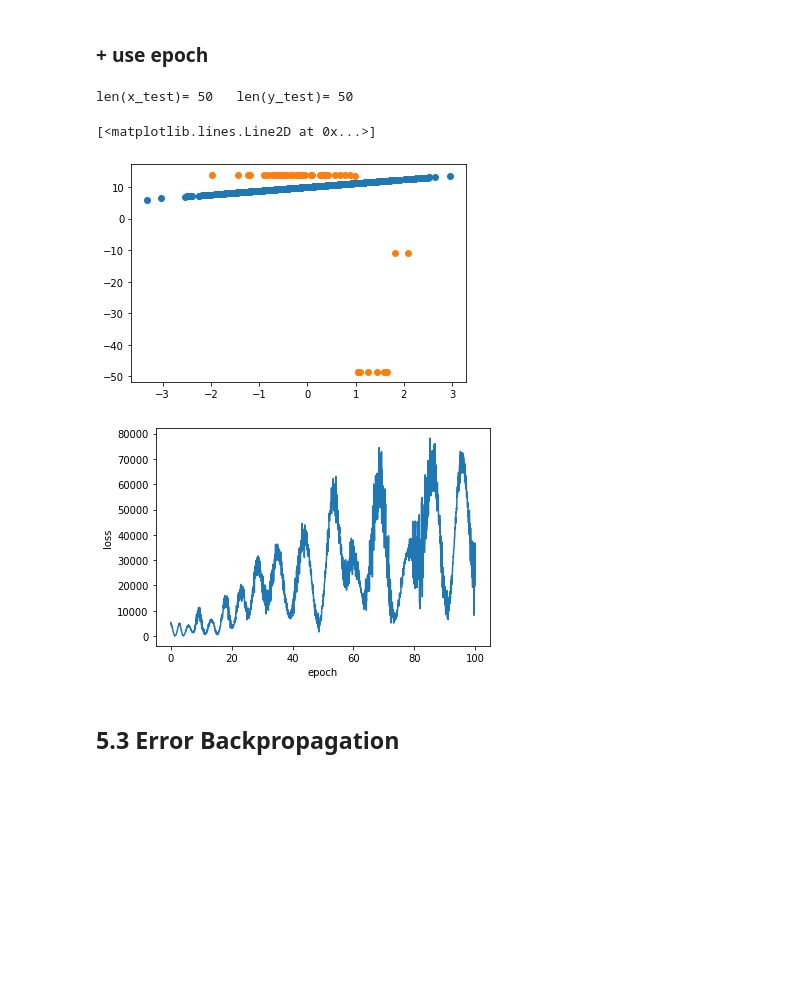
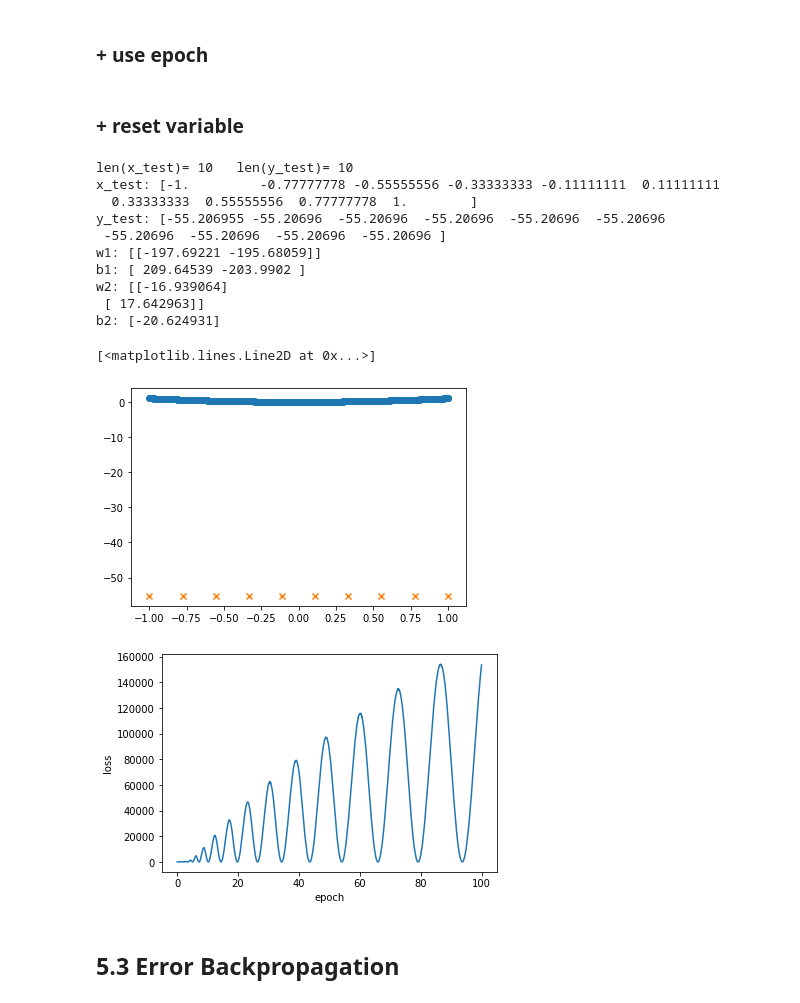
Before and after one commit to sunriver/PRML, a Jupyter notebook: notebooks/ch05_Neural_Networks.ipynb, the cells around one changed output. Saved outputs shown, nothing was run; the diff lists cells and outputs as text; code cells hidden in the pictures; blank space fills up the shorter version.

```diff
--- a/notebooks/ch05_Neural_Networks.ipynb
+++ b/notebooks/ch05_Neural_Networks.ipynb
@@ -88,2 +131,4 @@ pos_subplot_loss= 8
 # %% [markdown]
 ###  + use epoch
+# %% [markdown]
+### + reset variable
@@ -90,22 +138,27 @@ pos_subplot_loss= 8
 # %%
+# %%pixie_debugger
+
+
 def create_data_xy_list(n_example):
     x = np.random.normal(size=n_example)[:, None]
-    y = x * 1.2 + 10
+    y = np.square(x)
     return list(zip(x, y))
 
 
 def create_test_x(n_example):
-    x = np.random.normal(size=(n_example, 1))
+#     x = np.random.normal(size=(n_example, 1))
+    x = np.linspace(-1, 1, n_example)[:, None]
     return x
 
 
 def create_data_xy_tuple(n_example):
-    x = np.random.normal(size=(n_example,1))
-    y = x * 1.2 + 10
+#     x = np.random.normal(size=(n_example, 1))
+    x = np.linspace(-1, 1, n_example)[:, None]
+    y = np.square(x)
     return x, y
 
 
-def create_batch_iter(features, labels, batch_size):
+def create_batch_generator(features, labels, batch_size):
     num_examples = len(features)
     indics = list(range(num_examples))
     np.random.shuffle(indics)
@@ -115,42 +168,59 @@ def create_batch_iter(features, labels, batch_size):
         yield features.take(j)[:, None], labels.take(j)[:, None]
 
 
 n_epoch = 100
 n_batch = 50
 X_train, Y_train = create_data_xy_tuple(1000)
 
-model = RegressionNetwork(1, 3, 1)
+model = RegressionNetwork(1, 2, 1)
 optimizer = nn.optimizer.Adam(model.parameter, 0.1)
 # xy_train = create_list_xy(n_batch * 100)
 
+
 loss_history = []
 for _ in range(n_epoch):
-    batch_iter = create_batch_iter(X_train, Y_train, n_batch)
+    batch_iter = create_batch_generator(X_train, Y_train, n_batch)
     for X_batch, Y_batch in batch_iter:
-#         loss = np.square(Y_batch - model(X_batch)).sum()
+        #         loss = np.square(Y_batch - model(X_batch)).sum()
         loss = nn.square(Y_batch - model(X_batch)).sum()
 #         np.square([1,2,3]).sum()
         loss_history.append(loss.value)
         optimizer.minimize(loss)
 
-X_test = create_test_x(n_batch)
+X_test = create_test_x(10)
 Y_test = model(X_test).value
 print("len(x_test)=", len(X_test), "  len(y_test)=", len(Y_test))
+print("x_test:", X_test.ravel())
+print("y_test:", Y_test.ravel())
+
+print("w1:", model.w1.value)
+print("b1:", model.b1.value)
+print("w2:", model.w2.value)
+print("b2:", model.b2.value)
 
 plt.figure()
-plt.scatter(X_train, Y_train)
-plt.scatter(X_test, Y_test)
+plt.scatter(X_train.ravel(), Y_train.ravel())
+plt.scatter(X_test.ravel(), Y_test.ravel(), marker='x')
 
 
 plt.figure()
 plt.xlabel("epoch")
 plt.ylabel("loss")
 plt.plot(np.linspace(0, n_epoch, len(loss_history)), loss_history)
 # %% [output]
-len(x_test)= 50   len(y_test)= 50
+len(x_test)= 10   len(y_test)= 10
+x_test: [-1.         -0.77777778 -0.55555556 -0.33333333 -0.11111111  0.11111111
+  0.33333333  0.55555556  0.77777778  1.        ]
+y_test: [-55.206955 -55.20696  -55.20696  -55.20696  -55.20696  -55.20696
+ -55.20696  -55.20696  -55.20696  -55.20696 ]
+w1: [[-197.69221 -195.68059]]
+b1: [ 209.64539 -203.9902 ]
+w2: [[-16.939064]
+ [ 17.642963]]
+b2: [-20.624931]
 [<matplotlib.lines.Line2D at 0x...>]
-[figure, old version]
+[figure, new version]
-[figure, old version]
+[figure, new version]
 # %% [markdown]
 ## 5.3 Error Backpropagation
 # %%
```
Also changed, not shown: parts of 12 cells of this notebook, 9 other files.
